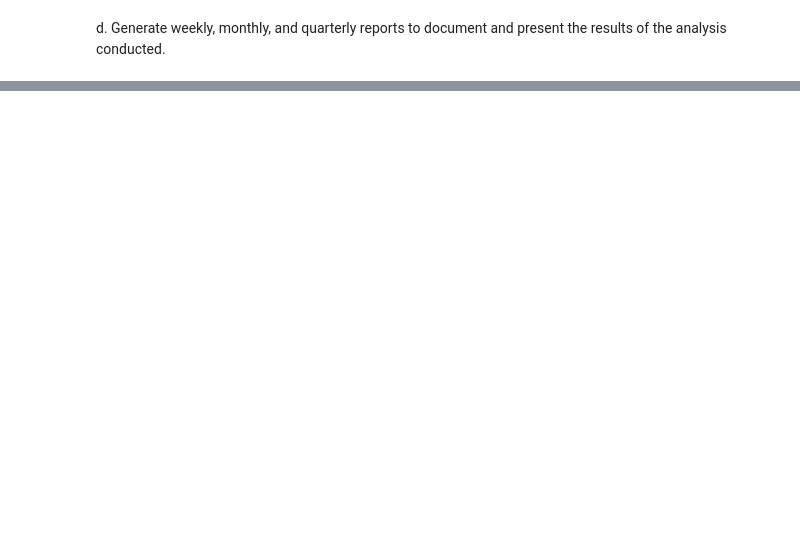
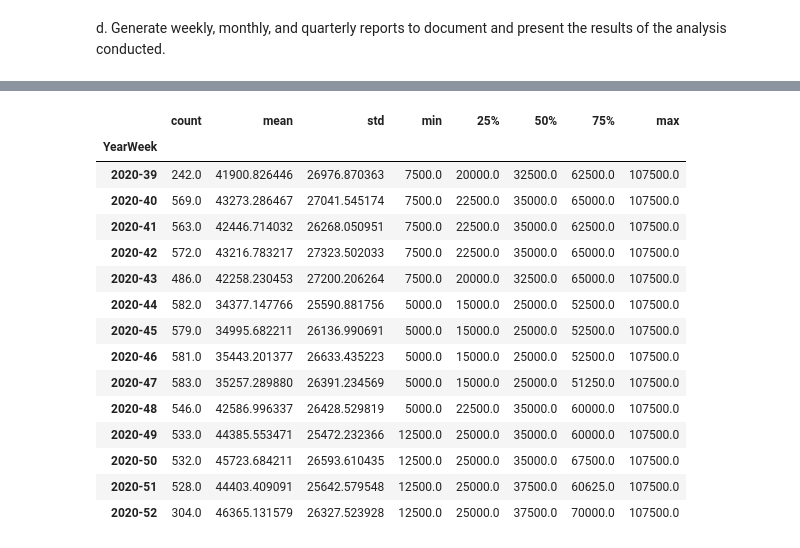
Before and after one commit to karmenatwork/3_CB_Sales-Analysis, a Jupyter notebook: main.ipynb, the cells around one changed output, grey strips where cells are left out. Cells and saved outputs as stored; diff of their text form; code cells hidden in the pictures; blank space fills up the shorter version.

```diff
--- a/main.ipynb
+++ b/main.ipynb
@@ -385,0 +843,20 @@ YearQuarter
+# %%
+# Group by year & week
+df.groupby(['YearWeek']).Sales.describe()
+# %% [output]
+|  | count | mean | std | min | 25% | 50% | 75% | max |
+| YearWeek |  |  |  |  |  |  |  |  |
+| 2020-39 | 242.0 | 41900.826446 | 26976.870363 | 7500.0 | 20000.0 | 32500.0 | 62500.0 | 107500.0 |
+| 2020-40 | 569.0 | 43273.286467 | 27041.545174 | 7500.0 | 22500.0 | 35000.0 | 65000.0 | 107500.0 |
+| 2020-41 | 563.0 | 42446.714032 | 26268.050951 | 7500.0 | 22500.0 | 35000.0 | 62500.0 | 107500.0 |
+| 2020-42 | 572.0 | 43216.783217 | 27323.502033 | 7500.0 | 22500.0 | 35000.0 | 65000.0 | 107500.0 |
+| 2020-43 | 486.0 | 42258.230453 | 27200.206264 | 7500.0 | 20000.0 | 32500.0 | 65000.0 | 107500.0 |
+| 2020-44 | 582.0 | 34377.147766 | 25590.881756 | 5000.0 | 15000.0 | 25000.0 | 52500.0 | 107500.0 |
+| 2020-45 | 579.0 | 34995.682211 | 26136.990691 | 5000.0 | 15000.0 | 25000.0 | 52500.0 | 107500.0 |
+| 2020-46 | 581.0 | 35443.201377 | 26633.435223 | 5000.0 | 15000.0 | 25000.0 | 52500.0 | 107500.0 |
+| 2020-47 | 583.0 | 35257.289880 | 26391.234569 | 5000.0 | 15000.0 | 25000.0 | 51250.0 | 107500.0 |
+| 2020-48 | 546.0 | 42586.996337 | 26428.529819 | 5000.0 | 22500.0 | 35000.0 | 60000.0 | 107500.0 |
+| 2020-49 | 533.0 | 44385.553471 | 25472.232366 | 12500.0 | 25000.0 | 35000.0 | 60000.0 | 107500.0 |
+| 2020-50 | 532.0 | 45723.684211 | 26593.610435 | 12500.0 | 25000.0 | 35000.0 | 67500.0 | 107500.0 |
+| 2020-51 | 528.0 | 44403.409091 | 25642.579548 | 12500.0 | 25000.0 | 37500.0 | 60625.0 | 107500.0 |
+| 2020-52 | 304.0 | 46365.131579 | 26327.523928 | 12500.0 | 25000.0 | 37500.0 | 70000.0 | 107500.0 |
```
Also changed, not shown: parts of 76 cells of this notebook, 1 other file.
